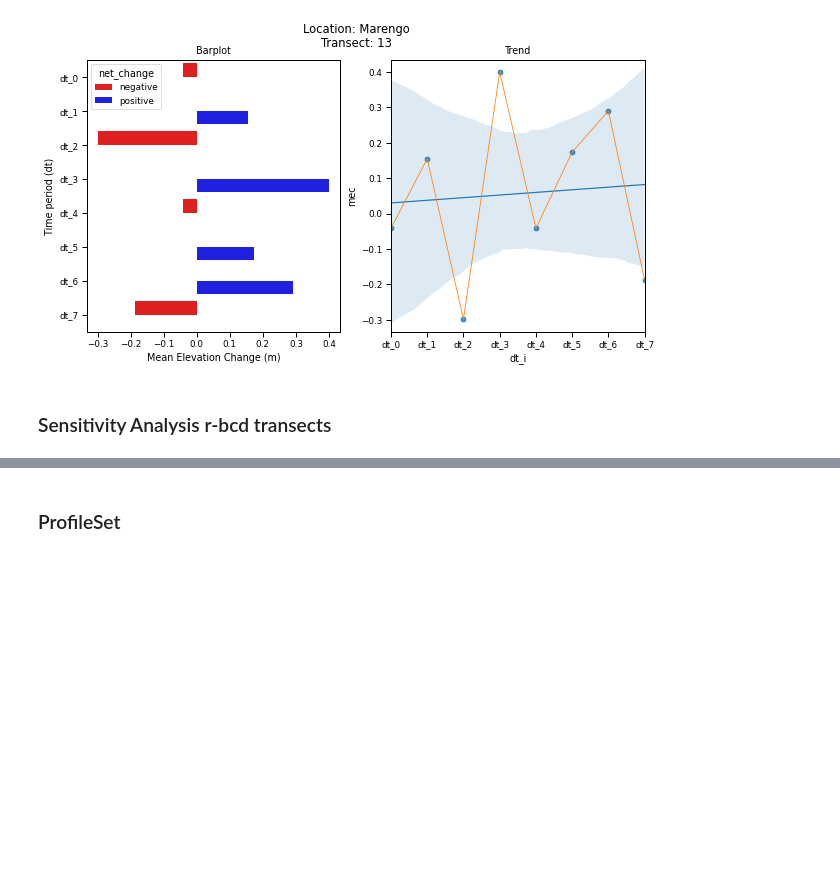
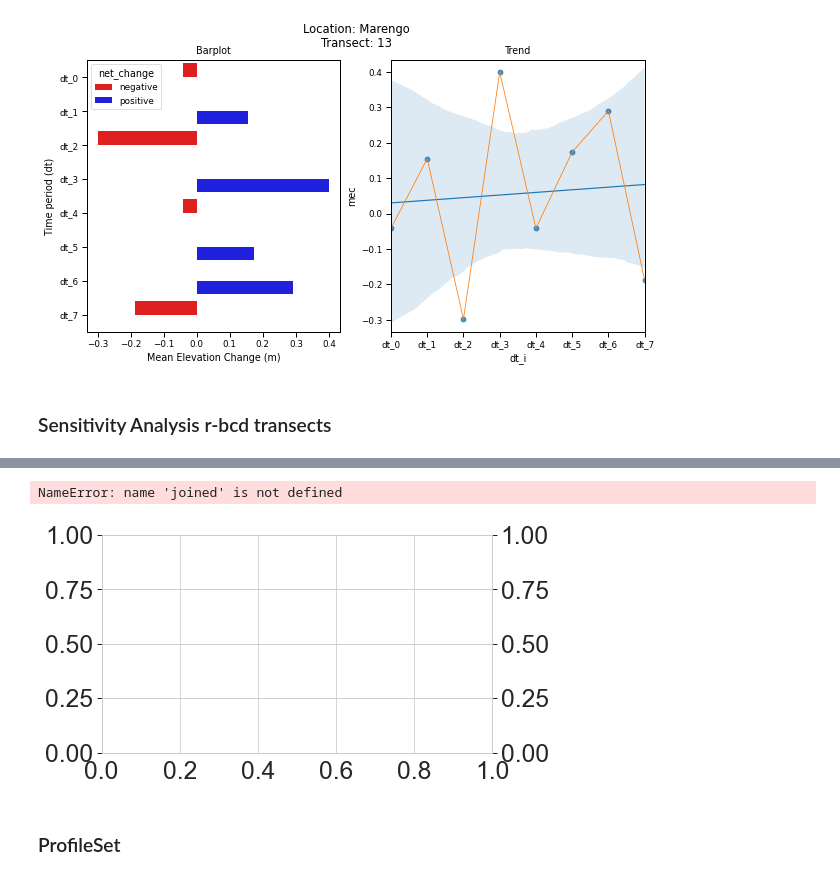
Before and after one commit to npucino/sandpyper, a Jupyter notebook: examples/Example_1_Profile_extraction-CLASS.ipynb, the cells around one changed output, grey strips where cells are left out. Saved outputs shown, nothing was run; the diff lists cells and outputs as text; code cells hidden in the pictures; blank space fills up the shorter version.

```diff
--- a/examples/Example_1_Profile_extraction-CLASS.ipynb
+++ b/examples/Example_1_Profile_extraction-CLASS.ipynb
@@ -305,3 +538,66 @@ for minpts in list_minpts:
+# %%
+plt.rcParams['font.sans-serif'] = 'Arial'
+# Then, "ALWAYS use sans-serif fonts"
+plt.rcParams['font.family'] = 'sans-serif'
+sb.set_context("paper", font_scale=2.8)
+
+
+x_ticks=[0,2,4,6,8]
+
+q_up_val=0.95
+q_low_val=0.85
+
+list_minpts=ss_tr_big.min_pts.unique()
+
+for minpts in list_minpts:
+
+    f,ax=plt.subplots(figsize=(7,4))
+    ax2=ax.twinx()
+
+    datain=joined.query(f"min_pts=={minpts}")
+
+
+    sb.lineplot(x="thresh", y="tot_jumps",ci=None,
+                    data=datain,color='b',
+                   alpha=.4,linewidth=3,
+                ax=ax2, label="sign changes")
+
+    sb.lineplot(data=datain,x='thresh',y='trs_10',
+                alpha=.4,color='r',linewidth=3,
+                ax=ax,label="transects * 10")
+
+
+    kde_x, kde_y = ax.lines[0].get_data()
+    kde_x2, kde_y2 = ax2.lines[0].get_data()
+    ax.fill_between(kde_x, kde_y,interpolate=True, color='r',alpha=0.5)
+    ax2.fill_between(kde_x2, kde_y2,interpolate=True,color='b',alpha=0.5)
+
+    ax.axhline((datain.tot_trs.fillna(0).max()*q_up_val)/10,c='k',ls='-',label='95%')
+    ax.axhline((datain.tot_trs.fillna(0).max()*q_low_val)/10,c='k',lw=2.5,ls='--',label='85%')
+
+    ax.set_ylabel('n. transects x 10', c='r')
+    ax.set_xlabel('t')
+    ax2.set_ylabel('sign changes', c='b')
+    ax2.set_ylim(0,3)
+    ax.set_ylim(0,3)
+    ax.set_xlim(0,8)
+
+
+    plt.tight_layout()
+    ax.get_legend().remove()
+    ax2.get_legend().remove()
+
+
+    plt.xticks(x_ticks)
+    savetxt=f"E:\\path\\to\\save\\revision_0\\location_sensit_minpts_{minpts}.png"
+
+    ax.set_title(f"pt: {minpts}")
+    plt.tight_layout()
+
+#   f.savefig(savetxt, dpi=600); #uncomment to save all images
+# %% [output]
+NameError: name 'joined' is not defined
+[figure, added]
 # %% [markdown]
 ### ProfileSet
 # %%
```
Also changed, not shown: parts of 26 cells of this notebook, 2 other files.
